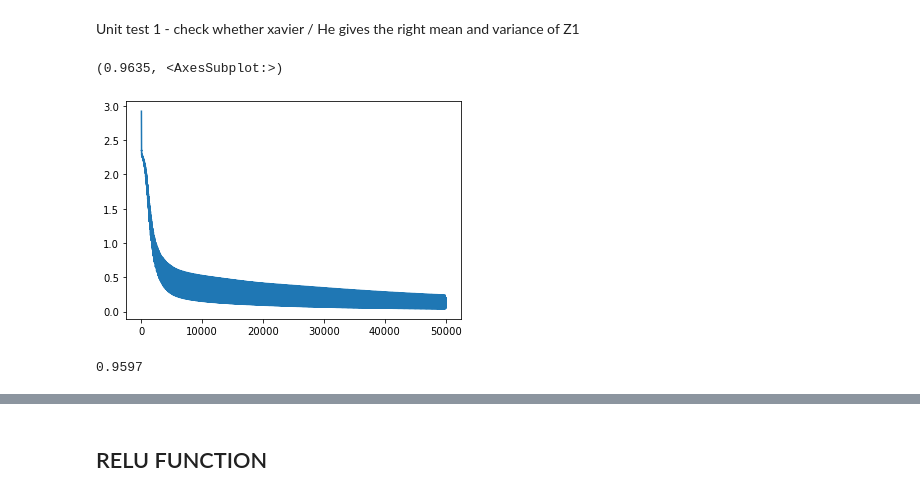
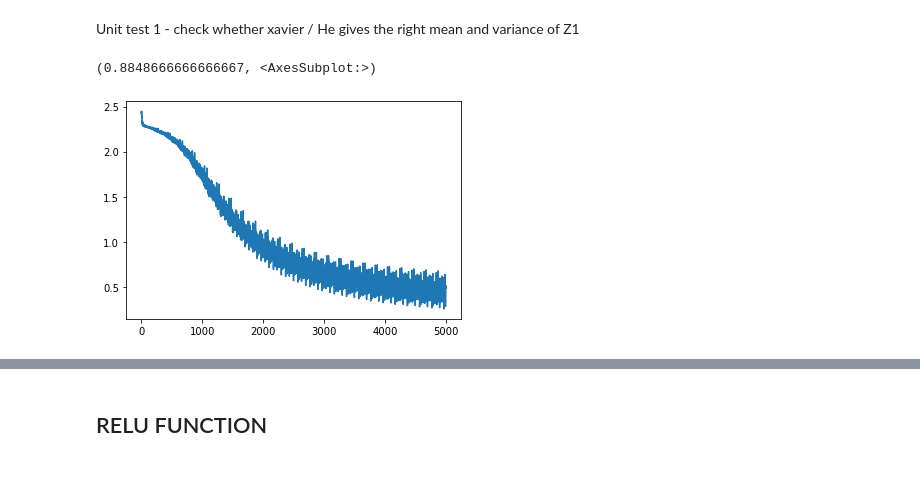
Before and after one commit to jakelourie1502/Neural_network_from_scratch, a Jupyter notebook: Softmax_mnist.ipynb, the cells around one changed output, grey strips where cells are left out. Drawn from its saved outputs; the diff is of its cells as text; code cells hidden in the pictures.

```diff
--- a/Softmax_mnist.ipynb
+++ b/Softmax_mnist.ipynb
@@ -121,7 +121,7 @@ class Neural_Net_Softmax():
             cost_log.append(cost)
             self.back_prop(x_flat[:,n:k], one_hot_y[:,n:k], grad_update_lag = grad_update_lag)
             self.gradient_descent(learning_rate = learning_rate)
-        prediction_accuracy = self.predict(x_flat, y_train, one_hot_y)
+        prediction_accuracy, lop = self.predict(x_flat, y_train, one_hot_y)
         return prediction_accuracy, cost_log
 
     def predict(self, x, y, one_hot_y):
@@ -141,7 +141,7 @@ class Neural_Net_Softmax():
         table_preds['Correct'] = table_preds['predictions'] - table_preds['actuals']
         table_preds['Correct'] = table_preds['Correct'].apply(lambda x: 1 if x == 0 else 0)
         Correct_Percentage = np.sum(table_preds['Correct']) / len(table_preds)
-        return Correct_Percentage
+        return Correct_Percentage, list_of_predictions
 
 
 
@@ -200,13 +200,11 @@ nn_test = Neural_Net_Softmax(784, 10)
 nn_test.create_layers([100,50], 'sigmoid')
 nn_test.init_weights('xavier')
 # %%
-preds_accuracy_test, test_cost_log = nn_test.model_learn(x_train_flat, y_train, epochs = 50000, batches = 200, learning_rate=0.03, grad_update_lag = 0.8)
+preds_accuracy_test, test_cost_log = nn_test.model_learn(x_train_flat, y_train, epochs = 5000, batches = 200, learning_rate=0.03, grad_update_lag = 0.8)
 # %%
-preds_accuracy_test, sns.lineplot(np.linspace(1,50000,50000),test_cost_log)
+preds_accuracy_test, sns.lineplot(np.linspace(1,5000,5000),test_cost_log)
 # %% [output]
-(0.9635, <AxesSubplot:>)
+(0.8848666666666667, <AxesSubplot:>)
-[figure, old version]
+[figure, new version]
 # %%
-nn_test.predict(x_test_flat, y_test, one_hot_y_test)
+lop = nn_test.predict(x_test_flat, y_test, one_hot_y_test)
-# %% [output]
-0.9597
```
Also changed, not shown: parts of 2 cells of this notebook.
